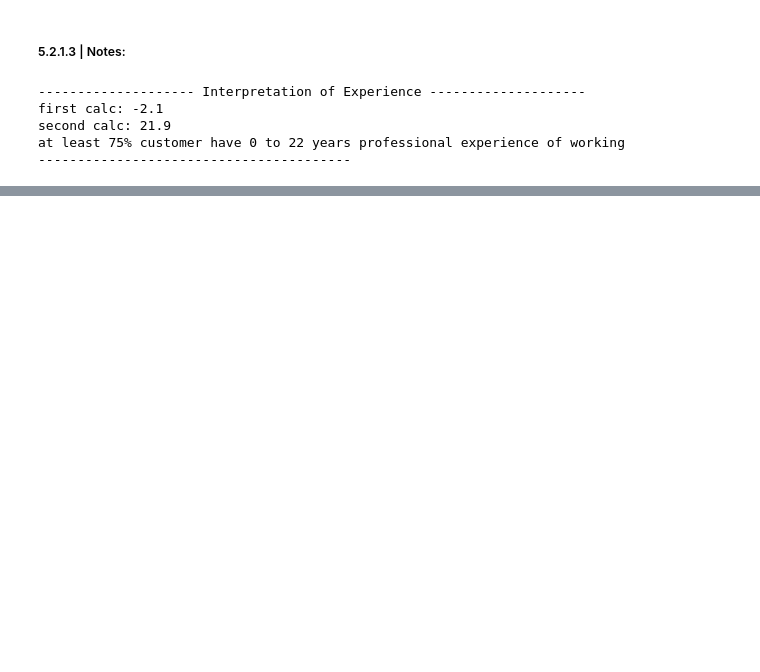
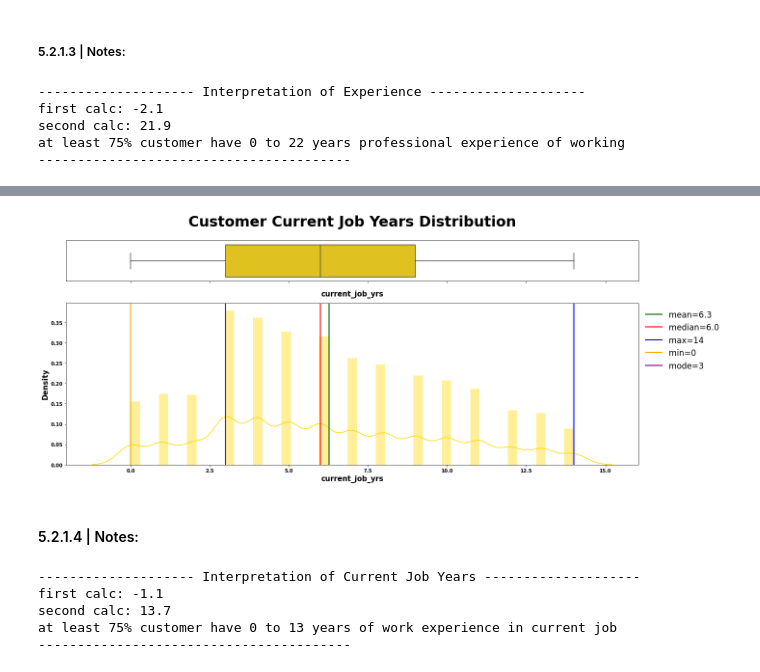
Before and after one commit to masete/Loan-Prediction-based-on-Customer-Behaviour, a Jupyter notebook: eda.ipynb, the cells around one changed output, grey strips where cells are left out. Cells and saved outputs as stored; diff of their text form; code cells hidden in the pictures; blank space fills up the shorter version.

Commit message:
current job years

```diff
--- a/eda.ipynb
+++ b/eda.ipynb
@@ -850,2 +850,19 @@ Kurtosis: -1.21323739733727
 The distribution is too flat
 -----------------------------------
+# %%
+numerical_plotting(data=loan, col="current_job_yrs",
+                   title="Customer Current Job Years Distribution",
+                   symb=" ", ylabel="Density", color="gold");
+# %% [output]
+[figure, added]
+# %% [markdown]
+#### 5.2.1.4 | Notes:
+# %%
+chebychev(loan.current_job_yrs, title="Current Job Years",
+          interpret=f"at least 75% customer have 0 to 13 years of work experience in current job")
+# %% [output]
+-------------------- Interpretation of Current Job Years --------------------
+first calc: -1.1
+second calc: 13.7
+at least 75% customer have 0 to 13 years of work experience in current job
+----------------------------------------
```
Also changed, not shown: parts of 23 cells of this notebook.
